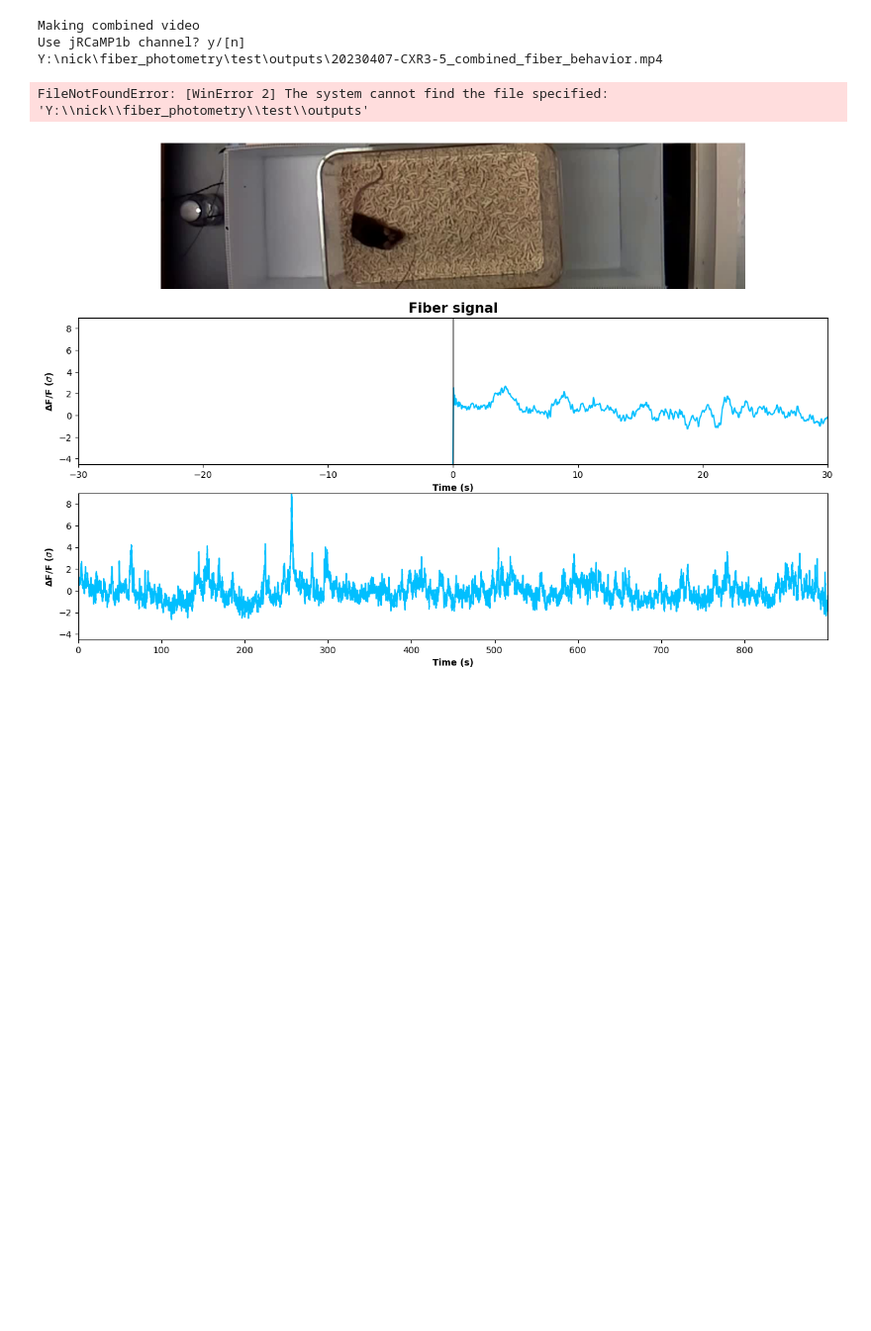
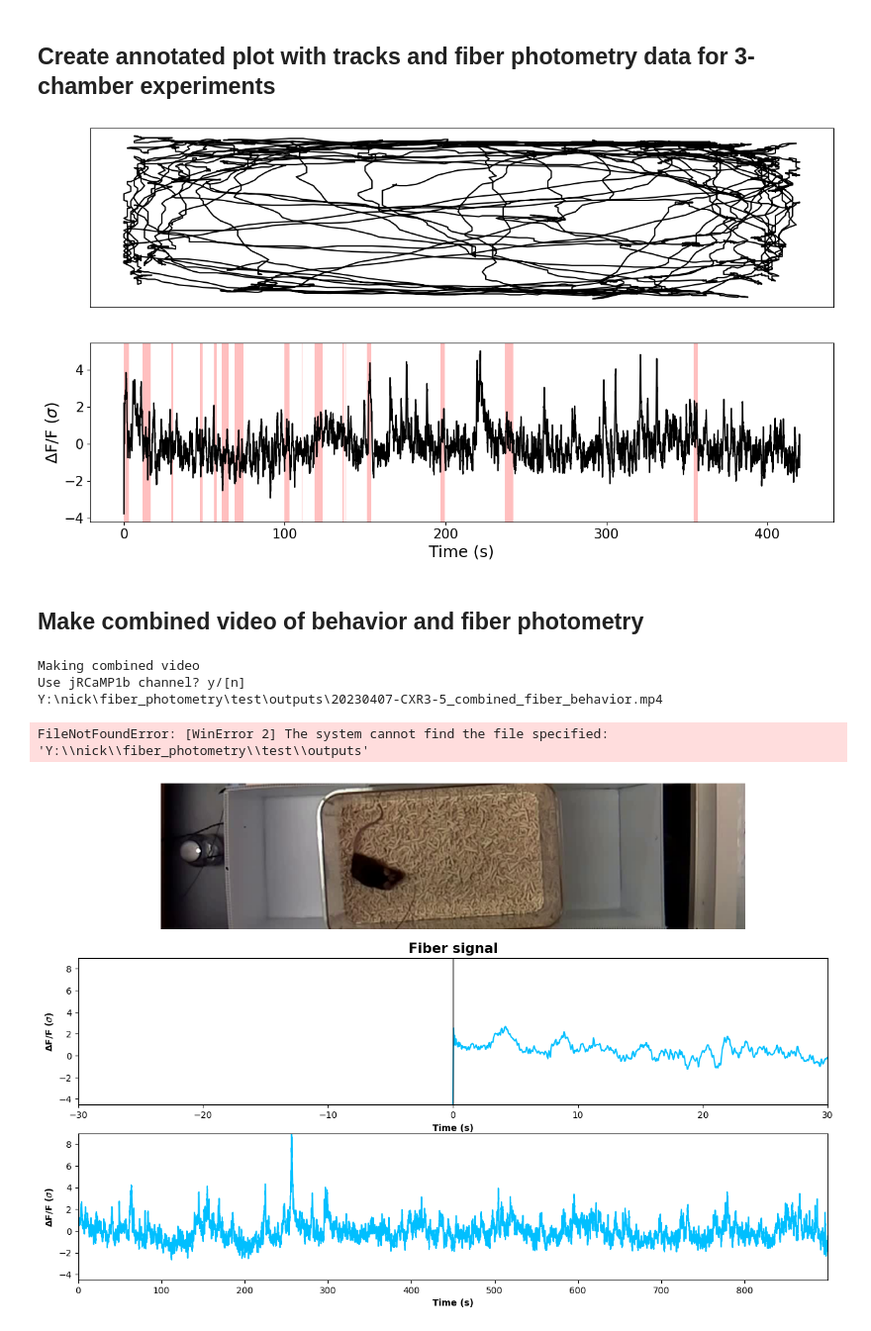
Before and after one commit to njm94/fiber-photometry-code, a Jupyter notebook: Data_Processing.ipynb, the cells around one changed output. Shown: that part at 99% size. Saved outputs shown, nothing was run; the diff lists cells and outputs as text; code cells hidden in the pictures; blank space fills up the shorter version.

Commit message:
Fixed dFF annotations and mouse tracking. Added yaml file. Got rid of unnecessary files.

```diff
--- a/Data_Processing.ipynb
+++ b/Data_Processing.ipynb
@@ -23,5 +33,8 @@ if not any(fname.endswith(video_name + '_trimmed.avi') for fname in os.listdir(o
 # %%
+# Run the code to track the positions, or load the data if it was already calculated
 if not any(fname.endswith(video_name + '_tracks.npy') for fname in os.listdir(output_path)):
-    x_pos, y_pos, chamber_mask = get_tracks(threshold=28, ksize=5)
+    %matplotlib tk
+    x_pos, y_pos, chamber_mask = h.get_tracks(video_name, output_path, threshold=28, ksize=5)
+    %matplotlib inline
 else:
     x_pos, y_pos = np.load(output_path + os.path.sep + video_name + '_tracks.npy')
@@ -49,5 +66,11 @@ else:
+# %% [markdown]
+## Create annotated plot with tracks and fiber photometry data for 3-chamber experiments
 # %%
-make_annotated_plot(save_figs=True)
+h.make_annotated_plot(x_pos, y_pos, t, dff465, output_path, video_name, experiment_type='open-field')
+# %% [output]
+[figure, added]
+# %% [markdown]
+## Make combined video of behavior and fiber photometry
 # %%
 print("Making combined video")
 h.make_combined_video(output_path, video_name, t, dff465, dff560)
```
Also changed, not shown: parts of 8 cells of this notebook, 5 other files.
